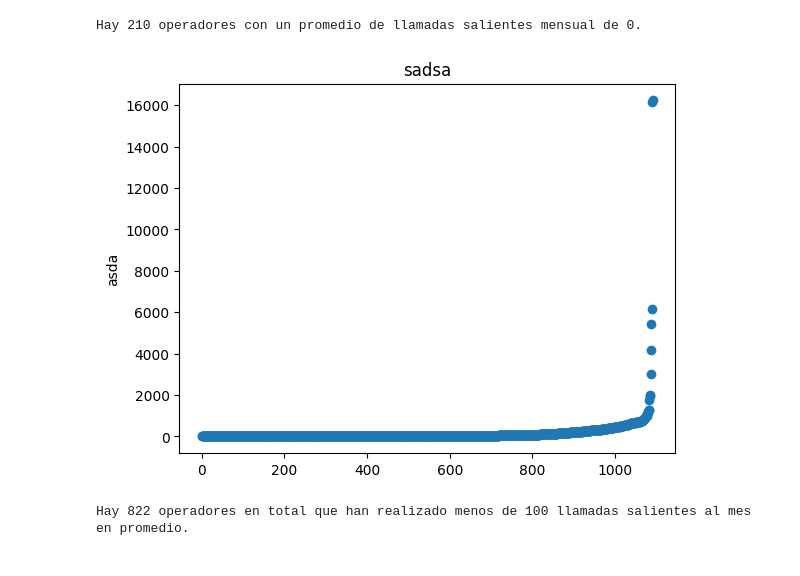
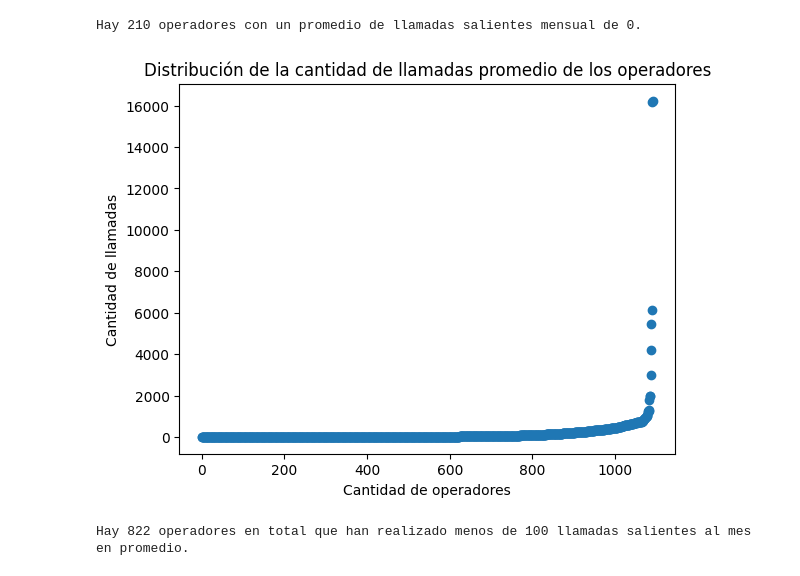
Before and after one commit to melissacarvajal/TripleTen-Final-Project, a Jupyter notebook: EDA Telecomunicaciones/Proyecto Final - CallMeMaybe.ipynb, the cells around one changed output. Saved outputs shown, nothing was run; the diff lists cells and outputs as text; code cells hidden in the pictures.

```diff
--- a/EDA Telecomunicaciones/Proyecto Final - CallMeMaybe.ipynb
+++ b/EDA Telecomunicaciones/Proyecto Final - CallMeMaybe.ipynb
@@ -549,19 +549,20 @@ Hay 210 operadores con un promedio de llamadas salientes mensual de 0.
 # %%
 # realiza gráfico de distribución
 
 x_scatter_len = pd.Series(range(0,len(out_calls_total_per_moth_avg)))
 
 plt.scatter(
     x_scatter_len,
     out_calls_total_per_moth_avg['monthly_avg_out_calls'],
 )
 
-plt.title('sadsa')
-plt.ylabel('asda')
+plt.title('Distribución de la cantidad de llamadas promedio de los operadores')
+plt.ylabel('Cantidad de llamadas')
+plt.xlabel('Cantidad de operadores')
 
 plt.show()
 # %% [output]
-[figure, old version]
+[figure, new version]
 # %%
 # cuántos operadores hay que hayan realizado menos de 200 llamadas?
 
```
Also changed, not shown: parts of 11 cells of this notebook.
